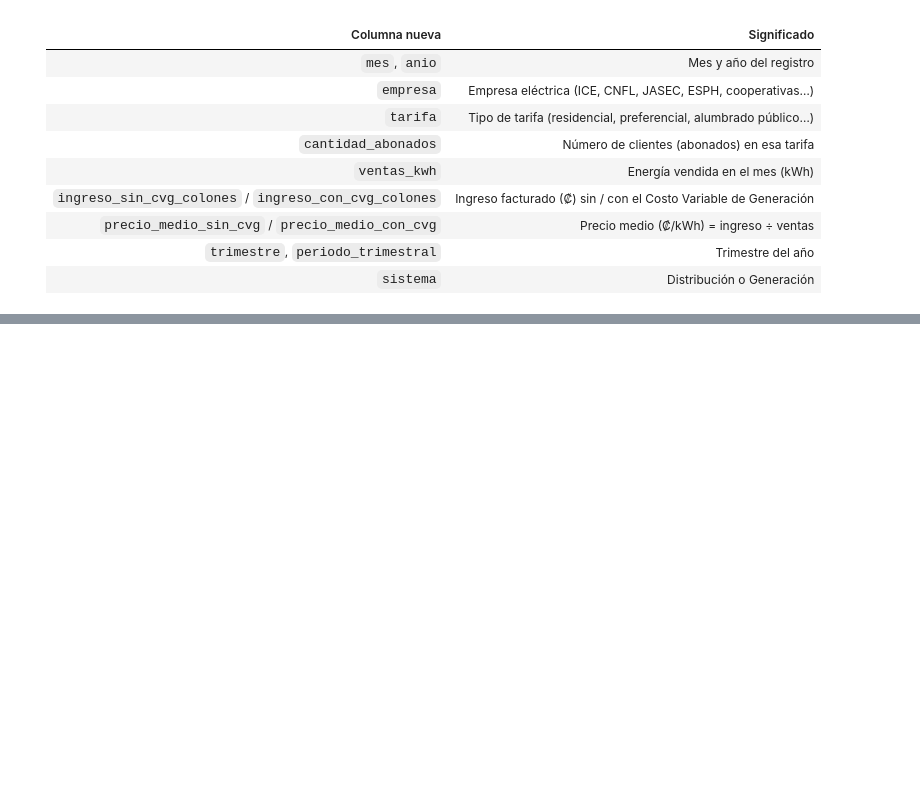
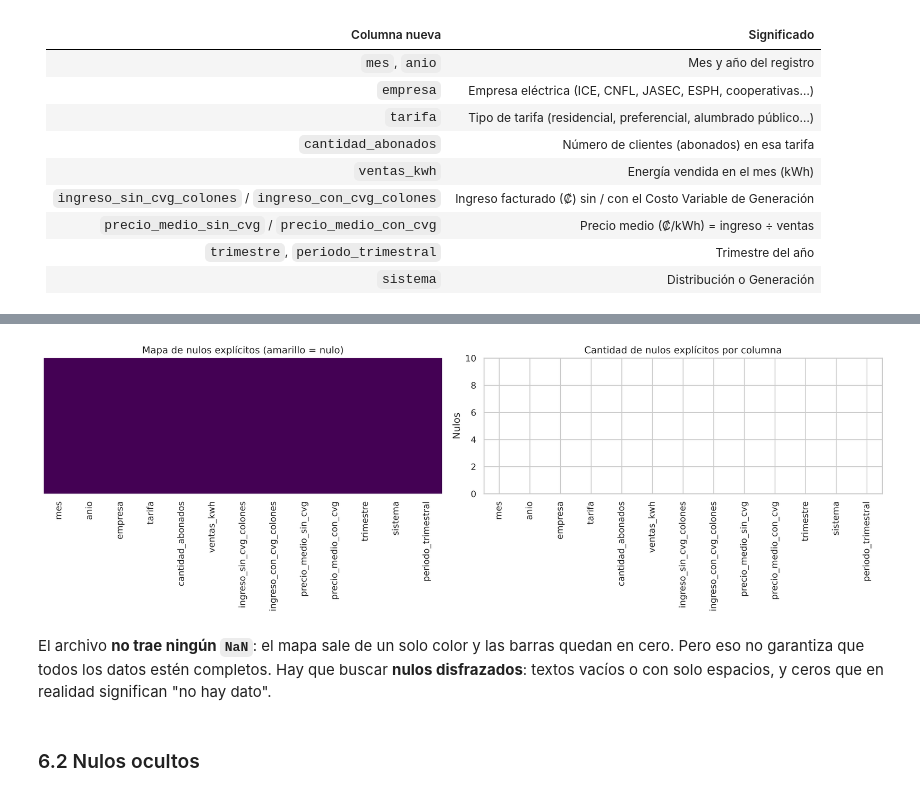
Before and after one commit to Sweetkriiz/Laboratorio4-main, a Jupyter notebook: lab4_IC2025.ipynb, the cells around one changed output, grey strips where cells are left out. Drawn from its saved outputs; the diff is of its cells as text; code cells hidden in the pictures; blank space fills up the shorter version.

```diff
--- a/lab4_IC2025.ipynb
+++ b/lab4_IC2025.ipynb
@@ -276,0 +283,6 @@ df.columns.tolist()
+# %%
+nulos = pd.DataFrame({
+    "nulos": df.isnull().sum(),
+    "porcentaje": (df.isnull().mean() * 100).round(2),
+})
+nulos
@@ -276,0 +304,16 @@ df.columns.tolist()
+# %%
+fig, ejes = plt.subplots(1, 2, figsize=(15, 5))
+sns.heatmap(df.isnull(), cbar=False, yticklabels=False, cmap="viridis", ax=ejes[0])
+ejes[0].set_title("Mapa de nulos explícitos (amarillo = nulo)")
+nulos["nulos"].plot(kind="bar", ax=ejes[1], color="steelblue")
+ejes[1].set_title("Cantidad de nulos explícitos por columna")
+ejes[1].set_ylabel("Nulos")
+ejes[1].set_ylim(0, max(10, nulos["nulos"].max() + 5))
+plt.tight_layout()
+plt.show()
+# %% [output]
+[figure, added]
+# %% [markdown]
+El archivo **no trae ningún `NaN`**: el mapa sale de un solo color y las barras quedan en cero. Pero eso no garantiza que todos los datos estén completos. Hay que buscar **nulos disfrazados**: textos vacíos o con solo espacios, y ceros que en realidad significan "no hay dato".
+# %% [markdown]
+### 6.2 Nulos ocultos
```
Also changed, not shown: parts of 29 cells of this notebook.
